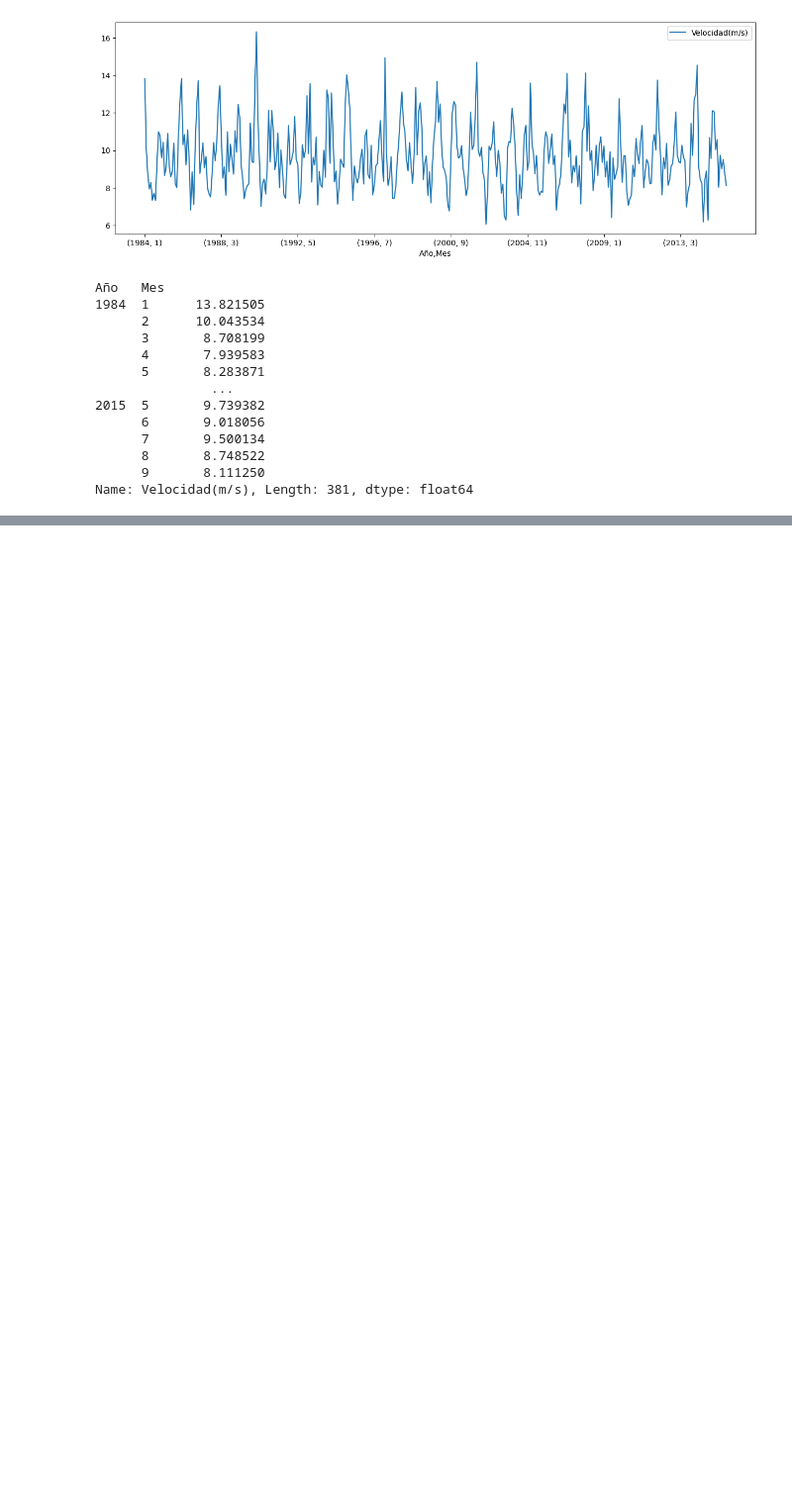
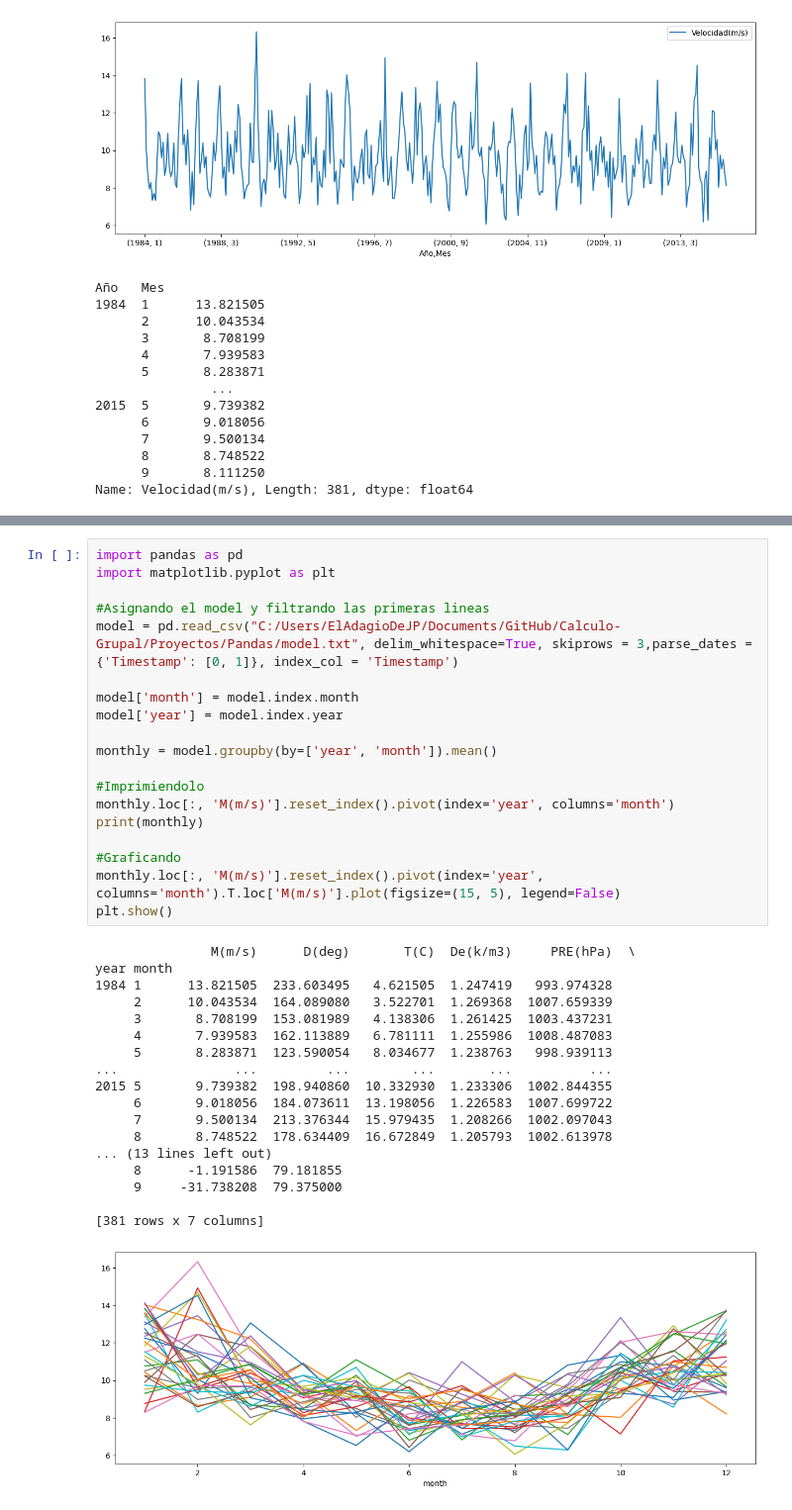
Before and after one commit to ElAdagioDeJP/Calculo_Numerico_Grupal, a Jupyter notebook: Analisis_De_Datos_Eval_4/Evaluacion4.ipynb, the cells around one changed output, grey strips where cells are left out. Shown: that part at 99% size. Saved outputs shown, nothing was run; the diff lists cells and outputs as text; blank space fills up the shorter version.

```diff
--- a/Analisis_De_Datos_Eval_4/Evaluacion4.ipynb
+++ b/Analisis_De_Datos_Eval_4/Evaluacion4.ipynb
@@ -129,3 +129,41 @@ Año   Mes
 Name: Velocidad(m/s), Length: 381, dtype: float64
 # %% [markdown]
 <center><img src="img/Cardio.jpeg" width="300px"></center>
+# %%
+import pandas as pd
+import matplotlib.pyplot as plt
+
+#Asignando el model y filtrando las primeras lineas
+model = pd.read_csv("C:/Users/ElAdagioDeJP/Documents/GitHub/Calculo-Grupal/Proyectos/Pandas/model.txt", delim_whitespace=True, skiprows = 3,parse_dates = {'Timestamp': [0, 1]}, index_col = 'Timestamp')
+
+model['month'] = model.index.month
+model['year'] = model.index.year
+
+monthly = model.groupby(by=['year', 'month']).mean()
+
+#Imprimiendolo
+monthly.loc[:, 'M(m/s)'].reset_index().pivot(index='year', columns='month')
+print(monthly)
+
+#Graficando
+monthly.loc[:, 'M(m/s)'].reset_index().pivot(index='year', columns='month').T.loc['M(m/s)'].plot(figsize=(15, 5), legend=False)
+plt.show()
+# %% [output]
+               M(m/s)      D(deg)       T(C)  De(k/m3)     PRE(hPa)  \
+year month
+1984 1      13.821505  233.603495   4.621505  1.247419   993.974328
+     2      10.043534  164.089080   3.522701  1.269368  1007.659339
+     3       8.708199  153.081989   4.138306  1.261425  1003.437231
+     4       7.939583  162.113889   6.781111  1.255986  1008.487083
+     5       8.283871  123.590054   8.034677  1.238763   998.939113
+...               ...         ...        ...       ...          ...
+2015 5       9.739382  198.940860  10.332930  1.233306  1002.844355
+     6       9.018056  184.073611  13.198056  1.226583  1007.699722
+     7       9.500134  213.376344  15.979435  1.208266  1002.097043
+     8       8.748522  178.634409  16.672849  1.205793  1002.613978
+... (13 lines left out)
+     8      -1.191586  79.181855
+     9     -31.738208  79.375000
+
+[381 rows x 7 columns]
+[figure, added]
```
Also changed, not shown: parts of 2 cells of this notebook.
